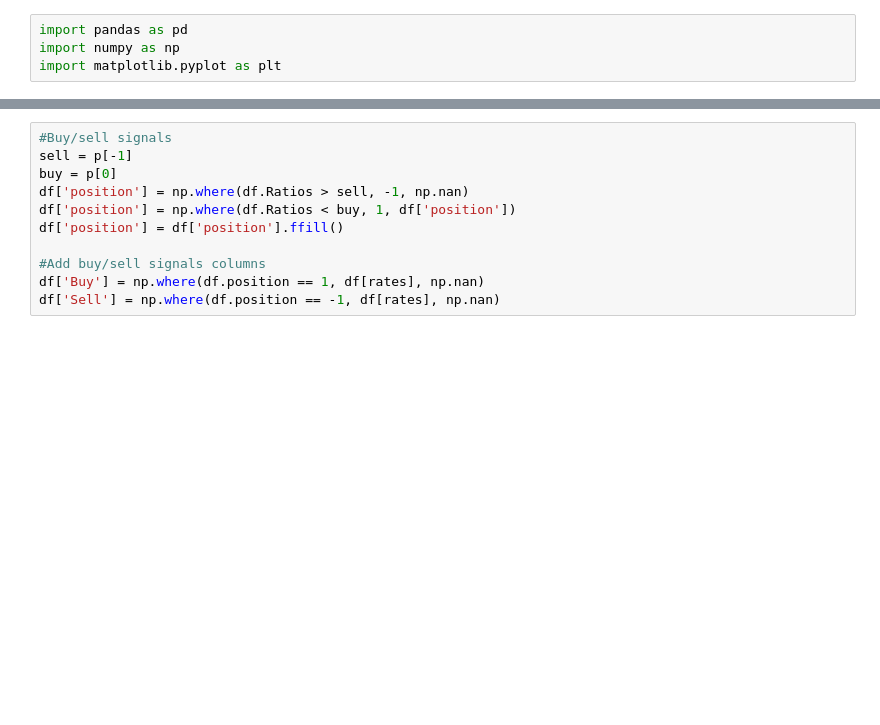
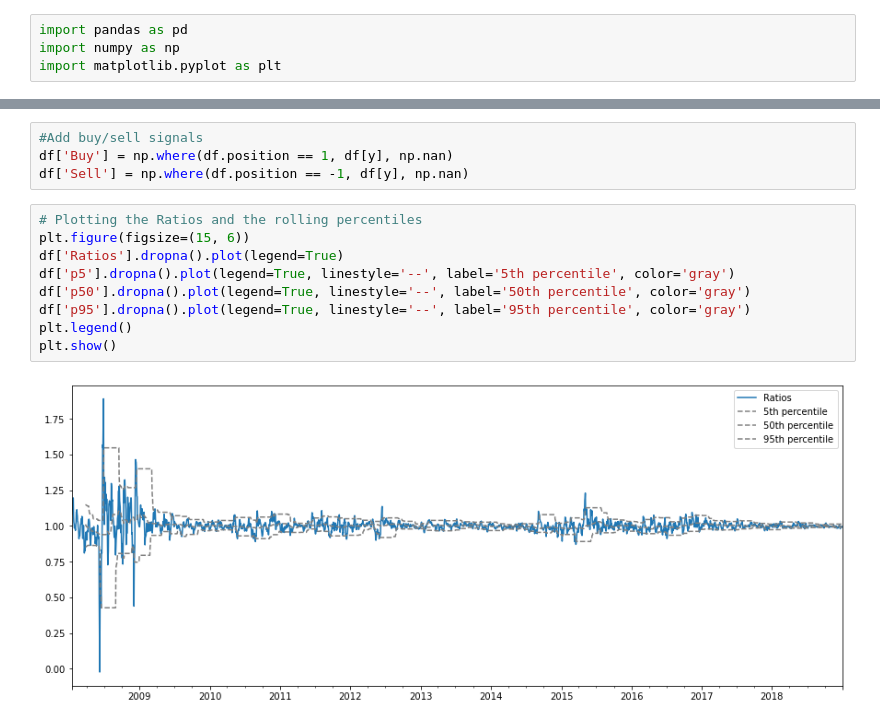
Before and after one commit to KatWuUK/Mean-Reverting-Strategy, a Jupyter notebook: MeanReversion.ipynb, the cells around one changed output, grey strips where cells are left out. Drawn from its saved outputs; the diff is of its cells as text; blank space fills up the shorter version.

```diff
--- a/MeanReversion.ipynb
+++ b/MeanReversion.ipynb
@@ -69,12 +103,16 @@ plt.axhline(p[-1], c= (.5,.5,.5), ls='--', label = '95th percentile');
 # %%
-#Buy/sell signals
-sell = p[-1]
-buy = p[0]
-df['position'] = np.where(df.Ratios > sell, -1, np.nan)
-df['position'] = np.where(df.Ratios < buy, 1, df['position'])
-df['position'] = df['position'].ffill()
-
-#Add buy/sell signals columns
-df['Buy'] = np.where(df.position == 1, df[rates], np.nan)
-df['Sell'] = np.where(df.position == -1, df[rates], np.nan)
+#Add buy/sell signals
+df['Buy'] = np.where(df.position == 1, df[y], np.nan)
+df['Sell'] = np.where(df.position == -1, df[y], np.nan)
+# %%
+# Plotting the Ratios and the rolling percentiles
+plt.figure(figsize=(15, 6))
+df['Ratios'].dropna().plot(legend=True)
+df['p5'].dropna().plot(legend=True, linestyle='--', label='5th percentile', color='gray')
+df['p50'].dropna().plot(legend=True, linestyle='--', label='50th percentile', color='gray')
+df['p95'].dropna().plot(legend=True, linestyle='--', label='95th percentile', color='gray')
+plt.legend()
+plt.show()
+# %% [output]
+[figure, added]
 # %%
```
Also changed, not shown: parts of 16 cells of this notebook.
